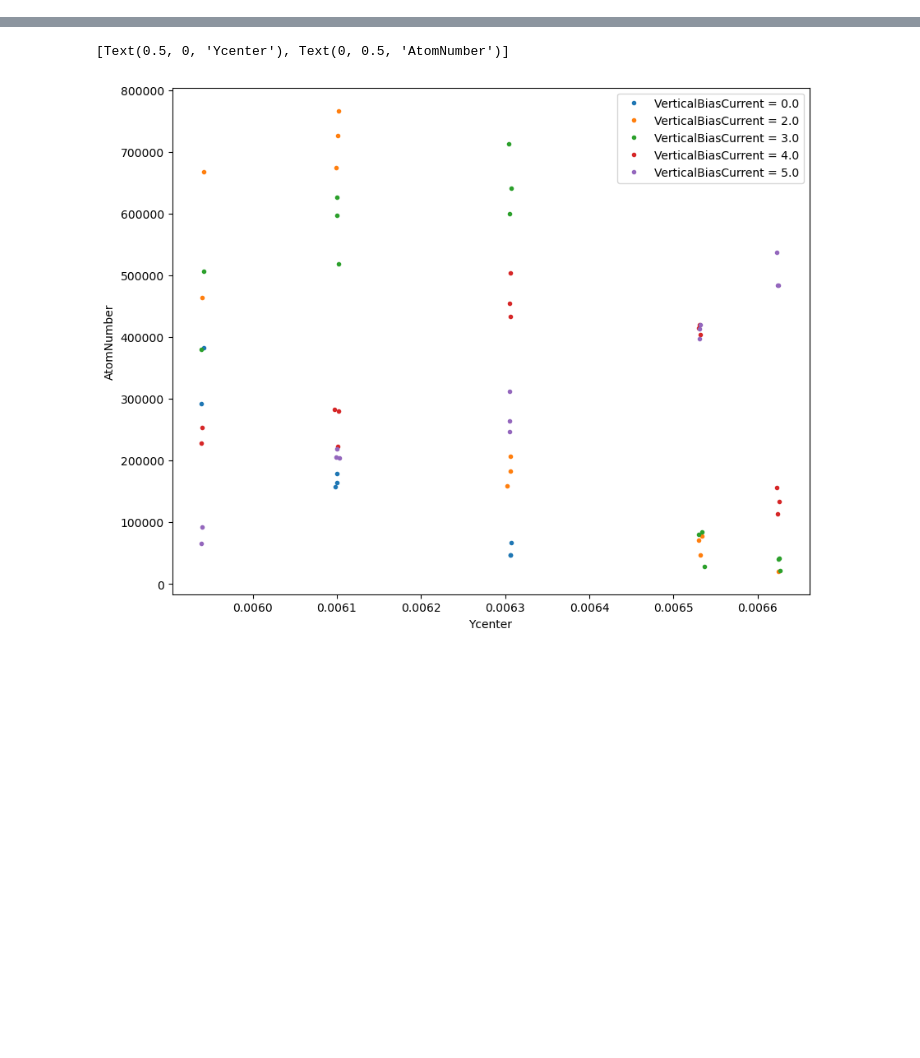
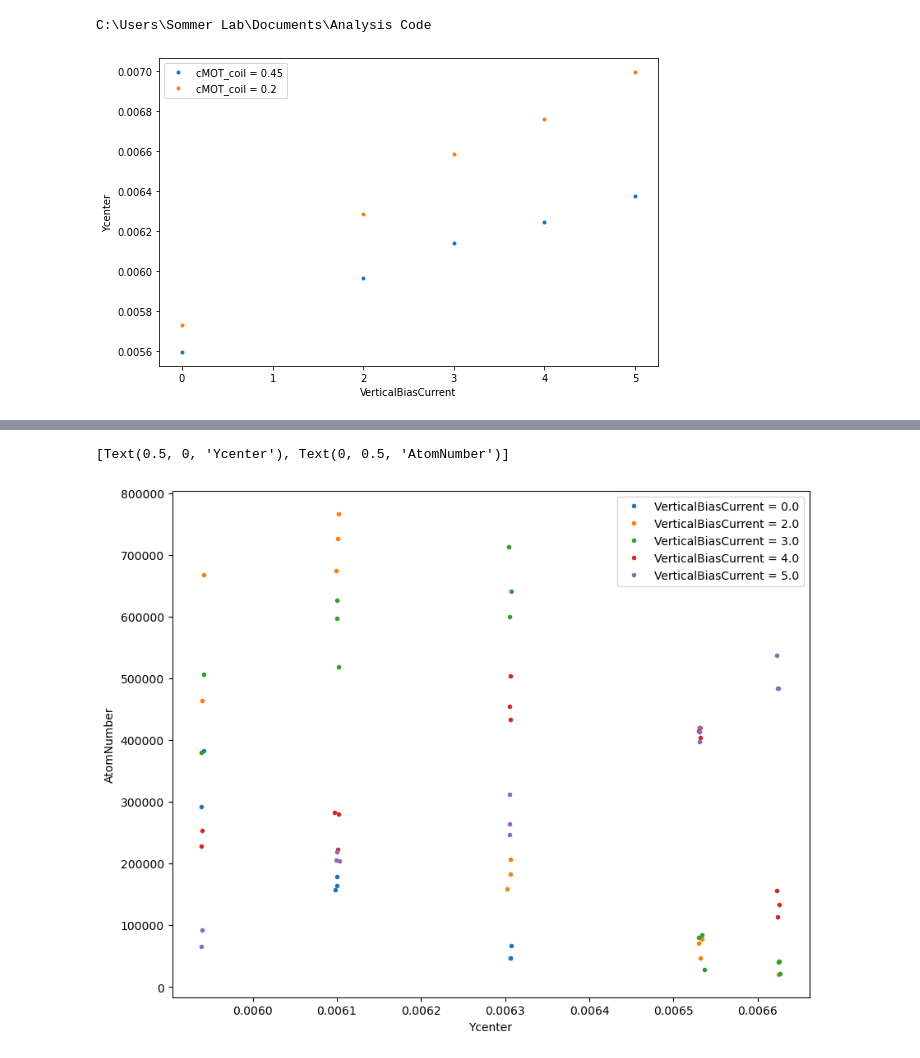
Before and after one commit to insommer/AnalysisCode, a Jupyter notebook: Applications/Plot Resutls.ipynb, the cells around one changed output, grey strips where cells are left out. Drawn from its saved outputs; the diff is of its cells as text; code cells hidden in the pictures; blank space fills up the shorter version.

```diff
--- a/Applications/Plot Resutls.ipynb
+++ b/Applications/Plot Resutls.ipynb
@@ -1,3 +1,7 @@
+# %%
+cd ..
+# %% [output]
+C:\Users\Sommer Lab\Documents\Analysis Code
 # %%
 import sys
 # sys.path.append(r'C:\Users\Sommer Lab\Documents\Analysis Code')
@@ -13,0 +16,12 @@ import datetime
+# %%
+totalDataPath =r"Z:\ats317group\Data"
+date = '10/10/2023'
+# %%
+dataCSV_filename = 'cMOT 0.2 and 0.45 with different bias.csv'
+
+dayFolderPath = ImageAnalysisCode.GetDataLocation(date, DataPath=totalDataPath)
+dataCSV_filePath = os.path.join(dayFolderPath, dataCSV_filename)
+# %%
+ImageAnalysisCode.PlotFromDataCSV(dataCSV_filePath, 'VerticalBiasCurrent', 'Ycenter', iterateVariable='cMOT_coil')
+# %% [output]
+[figure, added]
```
Also changed, not shown: parts of 25 cells of this notebook, 2 other files.
